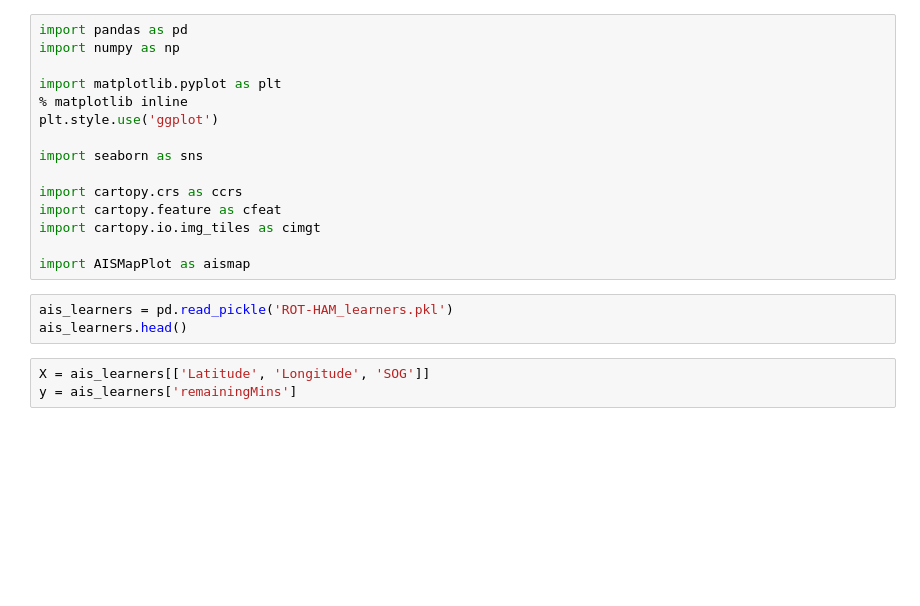
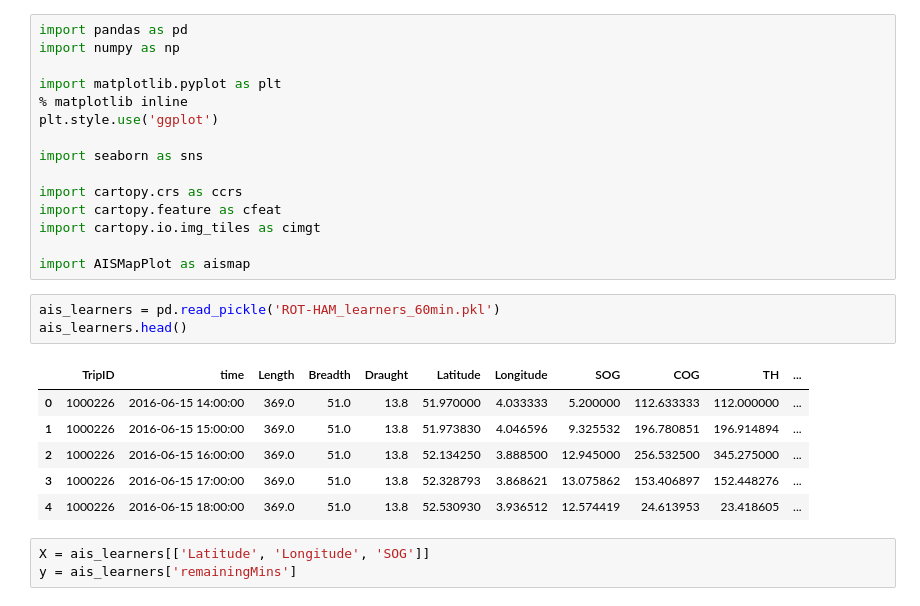
Before and after one commit to jank324/ais-predictor, a Jupyter notebook: data/learning ROT-HAM.ipynb, the cells around one changed output. Cells and saved outputs as stored; diff of their text form; blank space fills up the shorter version.

```diff
--- a/data/learning ROT-HAM.ipynb
+++ b/data/learning ROT-HAM.ipynb
@@ -14,8 +14,15 @@ import cartopy.io.img_tiles as cimgt
 
 import AISMapPlot as aismap
 # %%
-ais_learners = pd.read_pickle('ROT-HAM_learners.pkl')
+ais_learners = pd.read_pickle('ROT-HAM_learners_60min.pkl')
 ais_learners.head()
+# %% [output]
+|  | TripID | time | Length | Breadth | Draught | Latitude | Longitude | SOG | COG | TH | ... |
+| 0 | 1000226 | 2016-06-15 14:00:00 | 369.0 | 51.0 | 13.8 | 51.970000 | 4.033333 | 5.200000 | 112.633333 | 112.000000 | ... |
+| 1 | 1000226 | 2016-06-15 15:00:00 | 369.0 | 51.0 | 13.8 | 51.973830 | 4.046596 | 9.325532 | 196.780851 | 196.914894 | ... |
+| 2 | 1000226 | 2016-06-15 16:00:00 | 369.0 | 51.0 | 13.8 | 52.134250 | 3.888500 | 12.945000 | 256.532500 | 345.275000 | ... |
+| 3 | 1000226 | 2016-06-15 17:00:00 | 369.0 | 51.0 | 13.8 | 52.328793 | 3.868621 | 13.075862 | 153.406897 | 152.448276 | ... |
+| 4 | 1000226 | 2016-06-15 18:00:00 | 369.0 | 51.0 | 13.8 | 52.530930 | 3.936512 | 12.574419 | 24.613953 | 23.418605 | ... |
 # %%
 X = ais_learners[['Latitude', 'Longitude', 'SOG']]
 y = ais_learners['remainingMins']
```
Also changed, not shown: parts of 4 cells of this notebook.
